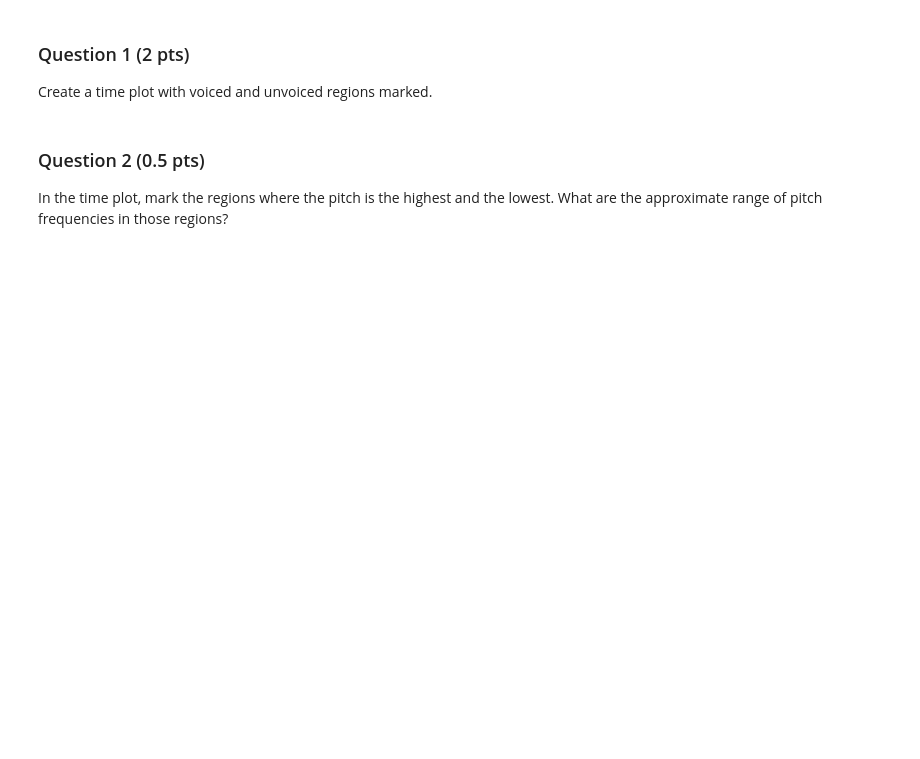
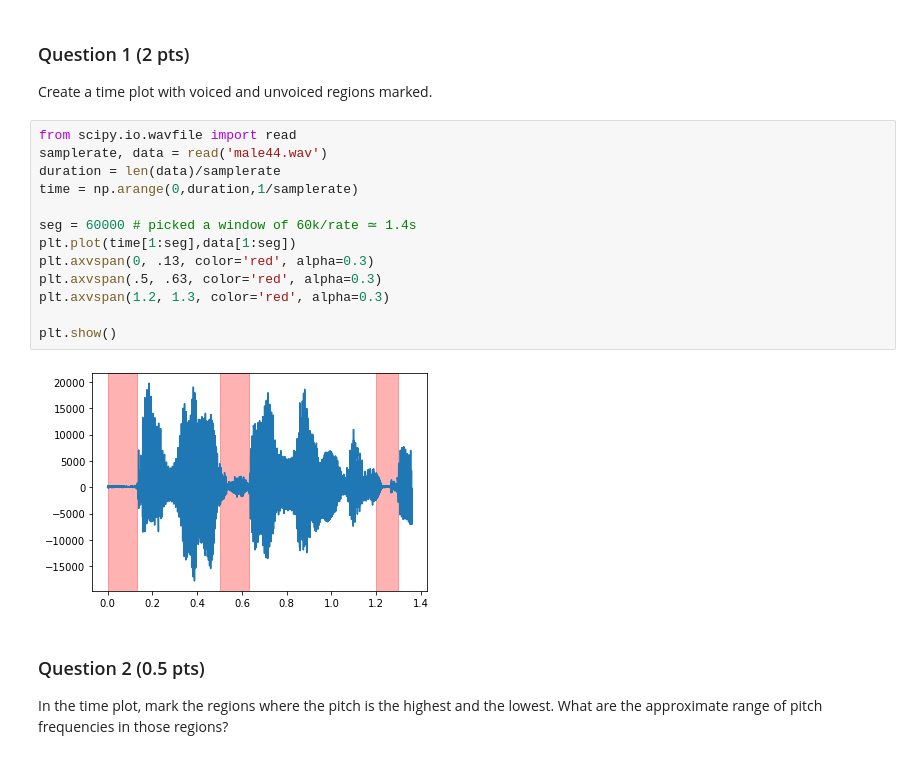
Before and after one commit to bossersimon/EQ2321, a Jupyter notebook: assignment_1.ipynb, the cells around one changed output. Saved outputs shown, nothing was run; the diff lists cells and outputs as text; blank space fills up the shorter version.

```diff
--- a/assignment_1.ipynb
+++ b/assignment_1.ipynb
@@ -113,6 +113,21 @@ ALSA lib pcm.c:8526:(snd_pcm_recover) underrun occurred
 ### Question 1 (2 pts)
 
 Create a time plot with voiced and unvoiced regions marked.
+# %%
+from scipy.io.wavfile import read
+samplerate, data = read('male44.wav')
+duration = len(data)/samplerate
+time = np.arange(0,duration,1/samplerate)
+
+seg = 60000 # picked a window of 60k/rate ≃ 1.4s
+plt.plot(time[1:seg],data[1:seg])
+plt.axvspan(0, .13, color='red', alpha=0.3)
+plt.axvspan(.5, .63, color='red', alpha=0.3)
+plt.axvspan(1.2, 1.3, color='red', alpha=0.3)
+
+plt.show()
+# %% [output]
+[figure, added]
 # %% [markdown]
 ### Question 2 (0.5 pts)
 
```
Also changed, not shown: parts of 6 cells of this notebook, 1 other file.
